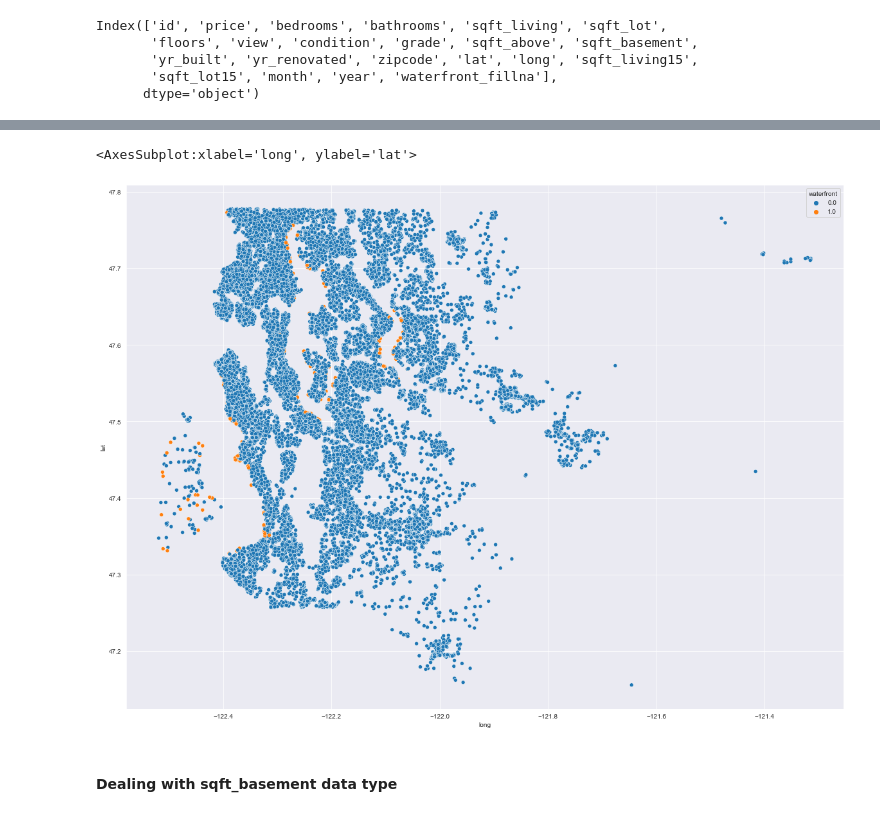
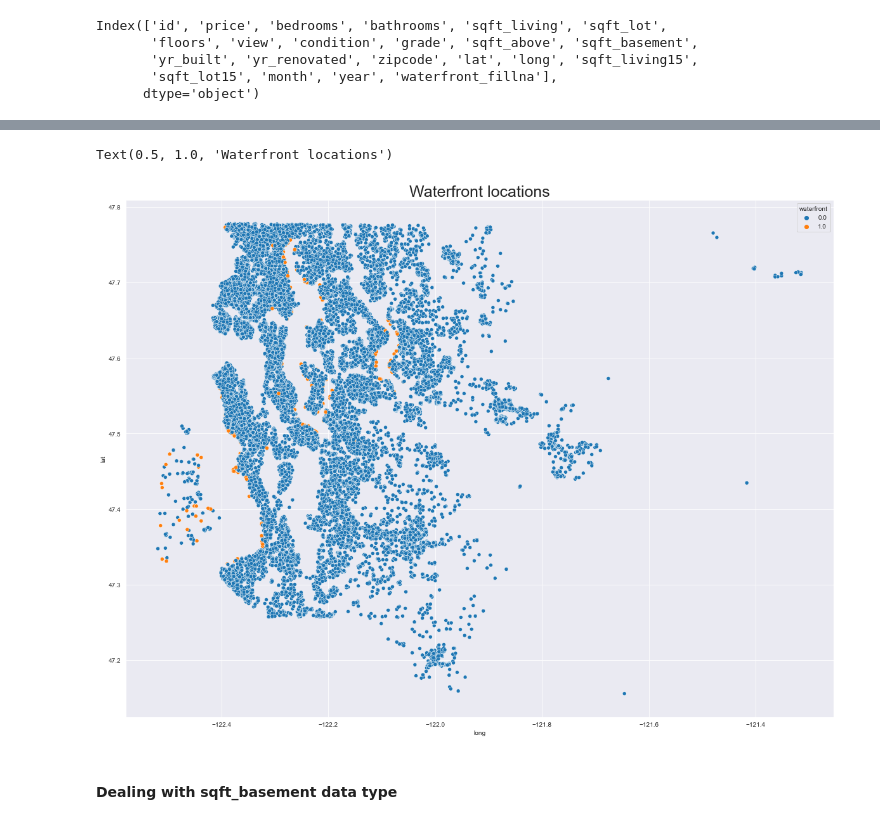
Before and after one commit to Milenaafeworki/house_sale_model, a Jupyter notebook: House_sale_prediction_cleaned.ipynb, the cells around one changed output, grey strips where cells are left out. Saved outputs shown, nothing was run; the diff lists cells and outputs as text; code cells hidden in the pictures.

```diff
--- a/House_sale_prediction_cleaned.ipynb
+++ b/House_sale_prediction_cleaned.ipynb
@@ -352,9 +318,10 @@ memory usage: 3.6+ MB
 # %%
 plt.figure(figsize=(20, 15))
 sns.scatterplot(x = "long", y = "lat", hue = "waterfront",  data = df)
+plt.title('Waterfront locations', fontsize=25)
 # %% [output]
-<AxesSubplot:xlabel='long', ylabel='lat'>
+Text(0.5, 1.0, 'Waterfront locations')
-[figure, old version]
+[figure, new version]
 # %% [markdown]
 #### Dealing with sqft_basement data type
 # %% [markdown]
```
Also changed, not shown: parts of 28 cells of this notebook, 6 other files.
